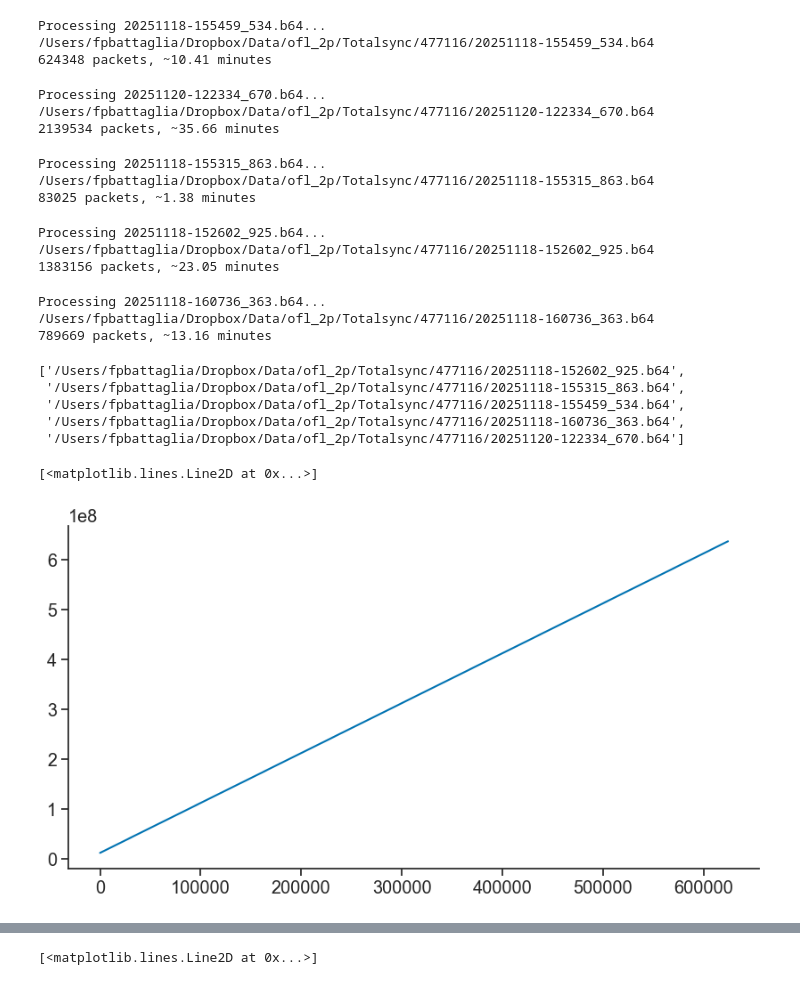
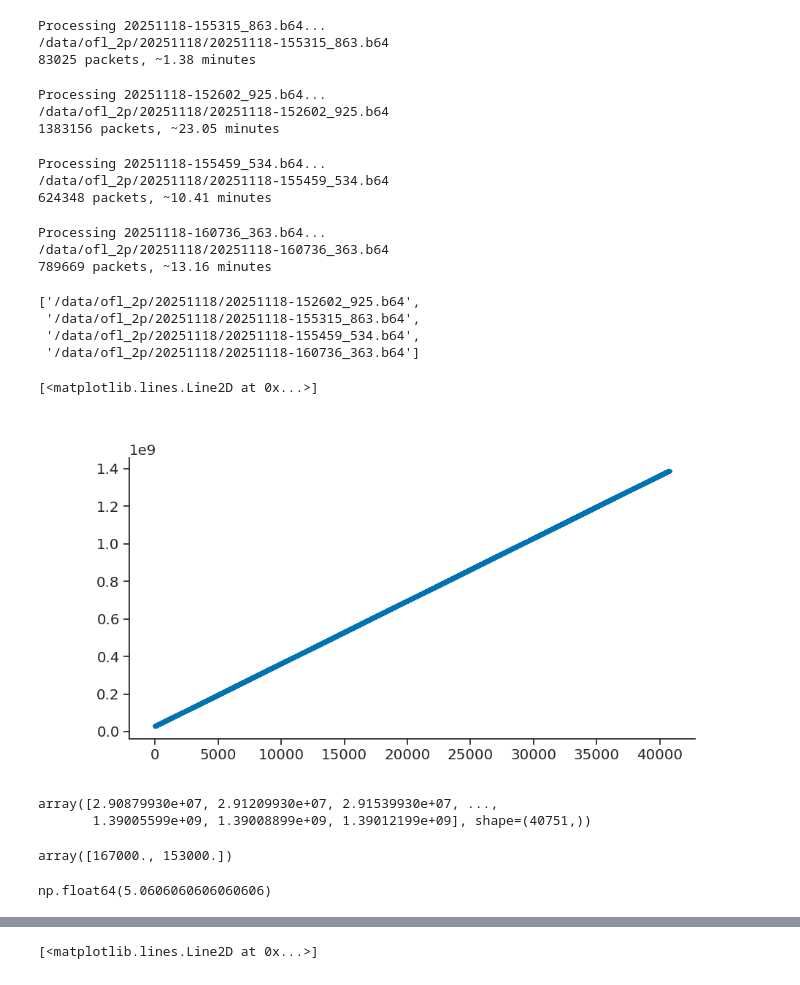
Before and after one commit to NeuroNetMem/batch2p, a Jupyter notebook: notebooks/data_synchronization.ipynb, the cells around one changed output, grey strips where cells are left out. Drawn from its saved outputs; the diff is of its cells as text; code cells hidden in the pictures.

```diff
--- a/notebooks/data_synchronization.ipynb
+++ b/notebooks/data_synchronization.ipynb
@@ -18,34 +18,31 @@ custom_params = {"axes.spines.right": False, "axes.spines.top": False, "figure.f
 sns.set_context("paper")
 sns.set_theme(style="ticks", palette="colorblind", font_scale=1.3, rc=custom_params)
 # %%
-pin_sheet_file = '/Users/fpbattaglia/src/ofl_2p_analysis/docs/pinSheet.json'
-Path_non_decoded_files = "/Users/fpbattaglia/Dropbox/Data/ofl_2p/Totalsync/477116"
-s3d_results_folder = "/Users/fpbattaglia/Dropbox/Data/ofl_2p/s3d-results-00003split_test-std"
+pin_sheet_file = '/home/battaglia/src/ofl_2p_analysis/docs/pinSheet_2026.json'
+Path_non_decoded_files = "/data/ofl_2p/20251118"
+s3d_results_folder = "/Users/battaglia/Dropbox/Data/ofl_2p/s3d-results-00003split_test-std"
 # %%
 b64_files = sorted(Path(Path_non_decoded_files).glob("*.b64"))
 b64_files = sorted(str(p) for p in Path(Path_non_decoded_files).glob("*.b64"))
-tsync_file = b64_files[2]
+tsync_file = b64_files[0]
 tsync_session = Path(tsync_file).stem
 
 results_pins = decode_b64_files(Path_non_decoded_files, pin_json_path=pin_sheet_file)
 
 tsync_data = results_pins[tsync_session]
 # %% [output]
-Processing 20251118-155459_534.b64...
-/Users/fpbattaglia/Dropbox/Data/ofl_2p/Totalsync/477116/20251118-155459_534.b64
-624348 packets, ~10.41 minutes
+Processing 20251118-155315_863.b64...
+/data/ofl_2p/20251118/20251118-155315_863.b64
+83025 packets, ~1.38 minutes
-Processing 20251120-122334_670.b64...
-/Users/fpbattaglia/Dropbox/Data/ofl_2p/Totalsync/477116/20251120-122334_670.b64
-2139534 packets, ~35.66 minutes
+Processing 20251118-152602_925.b64...
+/data/ofl_2p/20251118/20251118-152602_925.b64
+1383156 packets, ~23.05 minutes
-Processing 20251118-155315_863.b64...
-/Users/fpbattaglia/Dropbox/Data/ofl_2p/Totalsync/477116/20251118-155315_863.b64
-83025 packets, ~1.38 minutes
+Processing 20251118-155459_534.b64...
+/data/ofl_2p/20251118/20251118-155459_534.b64
+624348 packets, ~10.41 minutes
-Processing 20251118-152602_925.b64...
-/Users/fpbattaglia/Dropbox/Data/ofl_2p/Totalsync/477116/20251118-152602_925.b64
-1383156 packets, ~23.05 minutes
+Processing 20251118-160736_363.b64...
+/data/ofl_2p/20251118/20251118-160736_363.b64
+789669 packets, ~13.16 minutes
-Processing 20251118-160736_363.b64...
-/Users/fpbattaglia/Dropbox/Data/ofl_2p/Totalsync/477116/20251118-160736_363.b64
-789669 packets, ~13.16 minutes
 # %%
 ## testing 00001
 
@@ -55,11 +52,10 @@ tsync_data_00001 = results_pins[tsync_session]
 # %%
 b64_files
 # %% [output]
-['/Users/fpbattaglia/Dropbox/Data/ofl_2p/Totalsync/477116/20251118-152602_925.b64',
- '/Users/fpbattaglia/Dropbox/Data/ofl_2p/Totalsync/477116/20251118-155315_863.b64',
- '/Users/fpbattaglia/Dropbox/Data/ofl_2p/Totalsync/477116/20251118-155459_534.b64',
- '/Users/fpbattaglia/Dropbox/Data/ofl_2p/Totalsync/477116/20251118-160736_363.b64',
- '/Users/fpbattaglia/Dropbox/Data/ofl_2p/Totalsync/477116/20251120-122334_670.b64']
+['/data/ofl_2p/20251118/20251118-152602_925.b64',
+ '/data/ofl_2p/20251118/20251118-155315_863.b64',
+ '/data/ofl_2p/20251118/20251118-155459_534.b64',
+ '/data/ofl_2p/20251118/20251118-160736_363.b64']
 # %%
 frame_clock = tsync_data['Scanner Frame Clock (Input)'].astype(int)
 
@@ -79,7 +75,20 @@ distance = tsync_data['corrected_distance'].astype(np.int32)
 distance = nap.Tsd(tsync_time, distance, time_units='us')
 # %%
 (fig, ax) = plt.subplots(figsize=(10, 5))
-ax.plot(tsync_time)
+ax.plot(t_frames, '.')
 # %% [output]
 [<matplotlib.lines.Line2D at 0x...>]
-[figure, old version]
+[figure, new version]
+# %%
+t_frames
+# %% [output]
+array([2.90879930e+07, 2.91209930e+07, 2.91539930e+07, ...,
+       1.39005599e+09, 1.39008899e+09, 1.39012199e+09], shape=(40751,))
+# %%
+np.diff(t_frames)[np.where(np.diff(t_frames) > 40000)]
+# %% [output]
+array([167000., 153000.])
+# %%
+167000 / np.median(np.diff(t_frames))
+# %% [output]
+np.float64(5.0606060606060606)
```
Also changed, not shown: parts of 5 cells of this notebook, 5 other files.
